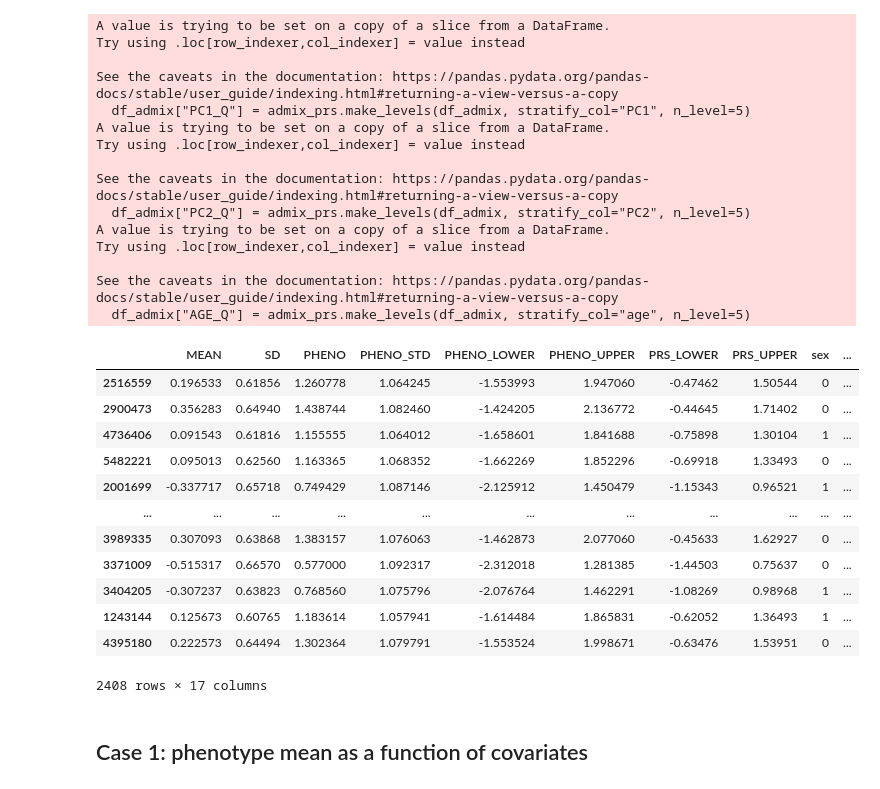
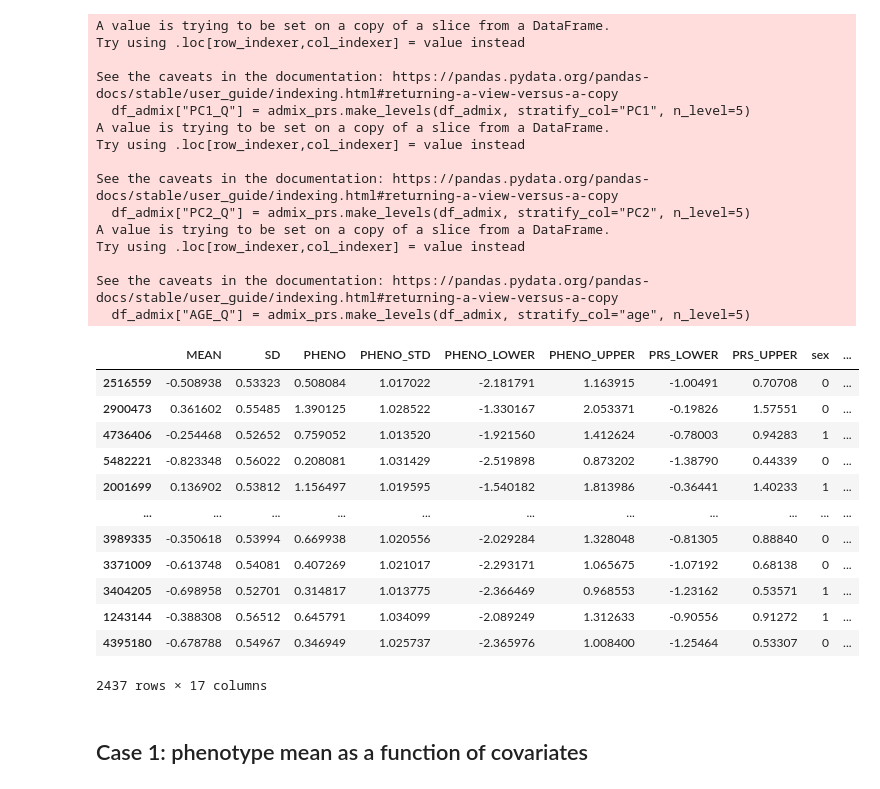
Before and after one commit to KangchengHou/calpred-manuscript, a Jupyter notebook: notebooks/calibrate-real.ipynb, the cells around one changed output. Saved outputs shown, nothing was run; the diff lists cells and outputs as text; code cells hidden in the pictures.

```diff
--- a/notebooks/calibrate-real.ipynb
+++ b/notebooks/calibrate-real.ipynb
@@ -17,24 +13,0 @@ The autoreload extension is already loaded. To reload it, use:
-# %%
-np.random.seed(1)
-trait = "bmi"
-var_e = 0.75 # hsq = 0.25
-# target at [5%, 95%] interval
-TARGET_QUANTILE = 0.05
-TARGET_QUANTILE_Z = scipy.stats.norm.ppf(1 - TARGET_QUANTILE)
-PRS_PATH = f"/u/project/sgss/UKBB/PRS-RESEARCH/03-kangcheng-real-prs/out/PREDICTION/{trait}.tsv.gz"
-INFO_PATH = "/u/project/sgss/UKBB/PRS-RESEARCH/02-yi-simulate-prs/subcontinenal/meta/covariates.txt"
-PHENO_PATH = f"/u/project/pasaniuc/kangchen/tmp/prs-1219/REAL-PHENO/{trait}.raw.pheno"
-# %%
-df_prs = pd.read_csv(PRS_PATH, sep="\t")
-df_prs["indiv"] = df_prs["indiv"].apply(lambda x: x.split("_")[0])
-df_prs = df_prs.set_index("indiv")
-df_prs["MEAN"] -= df_prs["MEAN"].mean()
-df_prs = df_prs.dropna()
-df_prs.index = df_prs.index.astype(int)
-df_prs["PHENO_STD"] = np.sqrt(df_prs["SD"] ** 2 + var_e)
-df_prs["PHENO"] = df_prs["MEAN"] + df_prs["PHENO_STD"]
-df_prs["PHENO_LOWER"] = df_prs["MEAN"] - df_prs["PHENO_STD"] * TARGET_QUANTILE_Z
-df_prs["PHENO_UPPER"] = df_prs["MEAN"] + df_prs["PHENO_STD"] * TARGET_QUANTILE_Z
-df_prs["PRS_LOWER"] = df_prs["QUANTILE_5"]
-df_prs["PRS_UPPER"] = df_prs["QUANTILE_95"]
-df_prs
@@ -56,64 +66,55 @@ df_prs
+# %%
+trait = "height"
+var_e = 0.5 # hsq = 0.5
 # %%
-df_trait_pheno = pd.read_csv(PHENO_PATH, sep="\t")
-df_trait_pheno.index = df_trait_pheno["FID"]
-df_trait_pheno = df_trait_pheno.drop(columns=["FID"])
-df_trait_pheno = df_trait_pheno.dropna()
-df_trait_pheno = df_trait_pheno.rename(columns={"PHENO": "REAL"})
-df_trait_pheno.index = df_trait_pheno.index.astype(int)
-df_trait_pheno["REAL"] = admix.data.quantile_normalize(df_trait_pheno["REAL"])
-
-df_anc = pd.read_csv(INFO_PATH, sep="\t")
-df_anc = df_anc.set_index("eid")
-df_prs.index = df_prs.index.astype(int)
-
 df_info = pd.merge(
-    df_prs[["MEAN", "SD", "PHENO", "PHENO_STD", "PHENO_LOWER", "PHENO_UPPER", "PRS_LOWER", "PRS_UPPER"]],
+    prs_dict[trait][["MEAN", "SD", "PHENO", "PHENO_STD", "PHENO_LOWER", "PHENO_UPPER", "PRS_LOWER", "PRS_UPPER"]],
     df_anc[["sex", "age", "PC1", "PC2", "group"]],
     left_index=True,
     right_index=True
 )
 
 df_info = pd.merge(
     df_info,
-    df_trait_pheno["REAL"],
+    pheno_dict[trait]["REAL"],
     left_index=True,
     right_index=True
 )
 
 df_admix = df_info.loc[df_info["group"]=="Caribbean"]
 df_admix["PC1_Q"] = admix_prs.make_levels(df_admix, stratify_col="PC1", n_level=5)
 df_admix["PC2_Q"] = admix_prs.make_levels(df_admix, stratify_col="PC2", n_level=5)
 df_admix["AGE_Q"] = admix_prs.make_levels(df_admix, stratify_col="age", n_level=5)
 df_admix
 # %% [output]
 A value is trying to be set on a copy of a slice from a DataFrame.
 Try using .loc[row_indexer,col_indexer] = value instead
 
 See the caveats in the documentation: https://pandas.pydata.org/pandas-docs/stable/user_guide/indexing.html#returning-a-view-versus-a-copy
   df_admix["PC1_Q"] = admix_prs.make_levels(df_admix, stratify_col="PC1", n_level=5)
 A value is trying to be set on a copy of a slice from a DataFrame.
 Try using .loc[row_indexer,col_indexer] = value instead
 
 See the caveats in the documentation: https://pandas.pydata.org/pandas-docs/stable/user_guide/indexing.html#returning-a-view-versus-a-copy
   df_admix["PC2_Q"] = admix_prs.make_levels(df_admix, stratify_col="PC2", n_level=5)
 A value is trying to be set on a copy of a slice from a DataFrame.
 Try using .loc[row_indexer,col_indexer] = value instead
 
 See the caveats in the documentation: https://pandas.pydata.org/pandas-docs/stable/user_guide/indexing.html#returning-a-view-versus-a-copy
   df_admix["AGE_Q"] = admix_prs.make_levels(df_admix, stratify_col="age", n_level=5)
 |  | MEAN | SD | PHENO | PHENO_STD | PHENO_LOWER | PHENO_UPPER | PRS_LOWER | PRS_UPPER | sex | ... |
-| 2516559 | 0.196533 | 0.61856 | 1.260778 | 1.064245 | -1.553993 | 1.947060 | -0.47462 | 1.50544 | 0 | ... |
-| 2900473 | 0.356283 | 0.64940 | 1.438744 | 1.082460 | -1.424205 | 2.136772 | -0.44645 | 1.71402 | 0 | ... |
-| 4736406 | 0.091543 | 0.61816 | 1.155555 | 1.064012 | -1.658601 | 1.841688 | -0.75898 | 1.30104 | 1 | ... |
-| 5482221 | 0.095013 | 0.62560 | 1.163365 | 1.068352 | -1.662269 | 1.852296 | -0.69918 | 1.33493 | 0 | ... |
-| 2001699 | -0.337717 | 0.65718 | 0.749429 | 1.087146 | -2.125912 | 1.450479 | -1.15343 | 0.96521 | 1 | ... |
+| 2516559 | -0.508938 | 0.53323 | 0.508084 | 1.017022 | -2.181791 | 1.163915 | -1.00491 | 0.70708 | 0 | ... |
+| 2900473 | 0.361602 | 0.55485 | 1.390125 | 1.028522 | -1.330167 | 2.053371 | -0.19826 | 1.57551 | 0 | ... |
+| 4736406 | -0.254468 | 0.52652 | 0.759052 | 1.013520 | -1.921560 | 1.412624 | -0.78003 | 0.94283 | 1 | ... |
+| 5482221 | -0.823348 | 0.56022 | 0.208081 | 1.031429 | -2.519898 | 0.873202 | -1.38790 | 0.44339 | 0 | ... |
+| 2001699 | 0.136902 | 0.53812 | 1.156497 | 1.019595 | -1.540182 | 1.813986 | -0.36441 | 1.40233 | 1 | ... |
 | ... | ... | ... | ... | ... | ... | ... | ... | ... | ... | ... |
-| 3989335 | 0.307093 | 0.63868 | 1.383157 | 1.076063 | -1.462873 | 2.077060 | -0.45633 | 1.62927 | 0 | ... |
-| 3371009 | -0.515317 | 0.66570 | 0.577000 | 1.092317 | -2.312018 | 1.281385 | -1.44503 | 0.75637 | 0 | ... |
-| 3404205 | -0.307237 | 0.63823 | 0.768560 | 1.075796 | -2.076764 | 1.462291 | -1.08269 | 0.98968 | 1 | ... |
-| 1243144 | 0.125673 | 0.60765 | 1.183614 | 1.057941 | -1.614484 | 1.865831 | -0.62052 | 1.36493 | 1 | ... |
-| 4395180 | 0.222573 | 0.64494 | 1.302364 | 1.079791 | -1.553524 | 1.998671 | -0.63476 | 1.53951 | 0 | ... |
+| 3989335 | -0.350618 | 0.53994 | 0.669938 | 1.020556 | -2.029284 | 1.328048 | -0.81305 | 0.88840 | 0 | ... |
+| 3371009 | -0.613748 | 0.54081 | 0.407269 | 1.021017 | -2.293171 | 1.065675 | -1.07192 | 0.68138 | 0 | ... |
+| 3404205 | -0.698958 | 0.52701 | 0.314817 | 1.013775 | -2.366469 | 0.968553 | -1.23162 | 0.53571 | 1 | ... |
+| 1243144 | -0.388308 | 0.56512 | 0.645791 | 1.034099 | -2.089249 | 1.312633 | -0.90556 | 0.91272 | 1 | ... |
+| 4395180 | -0.678788 | 0.54967 | 0.346949 | 1.025737 | -2.365976 | 1.008400 | -1.25464 | 0.53307 | 0 | ... |
-2408 rows × 17 columns
+2437 rows × 17 columns
 # %% [markdown]
 ## Case 1: phenotype mean as a function of covariates
 # %%
```
Also changed, not shown: parts of 8 cells of this notebook.
